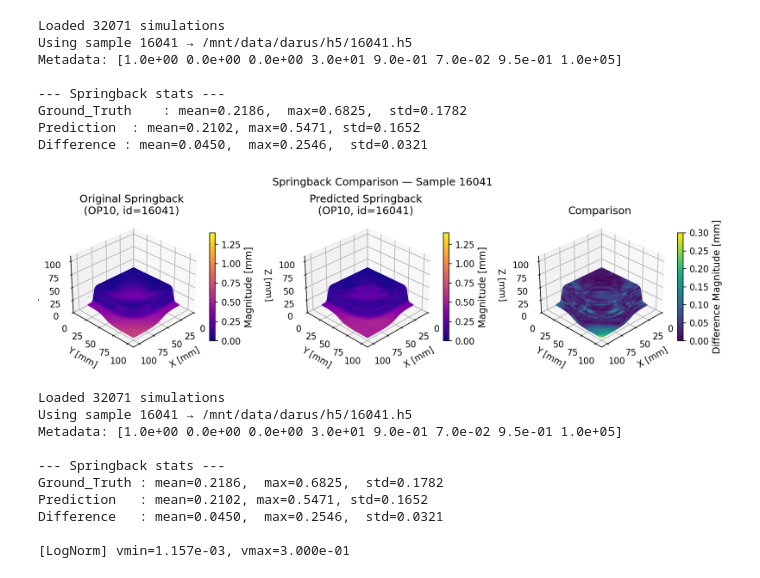
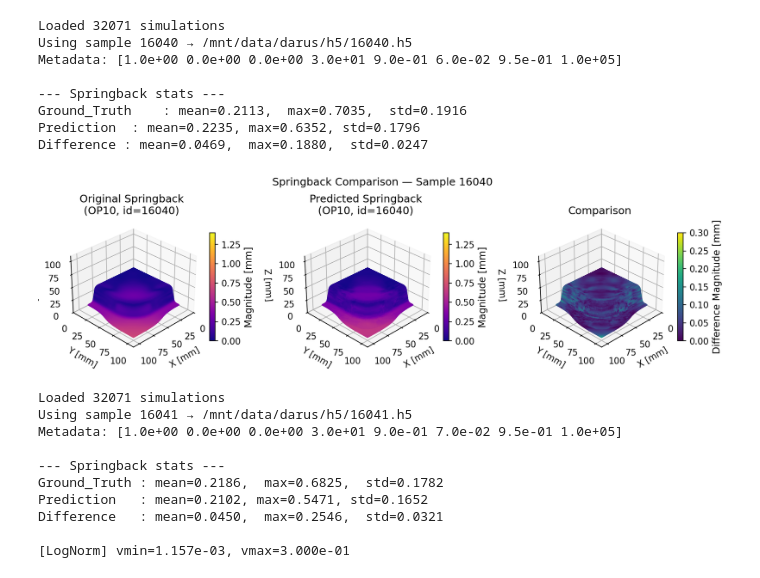
Before and after one commit to Jiang241023/research_project, a Jupyter notebook: hybrid_approach/feature_extraction/feature_display_pointcloud.ipynb, the cells around one changed output. Saved outputs shown, nothing was run; the diff lists cells and outputs as text; code cells hidden in the pictures.

```diff
--- a/hybrid_approach/feature_extraction/feature_display_pointcloud.ipynb
+++ b/hybrid_approach/feature_extraction/feature_display_pointcloud.ipynb
@@ -11,7 +11,7 @@ from utils_DDACS import extract_mesh, extract_point_springback
 # Config
 OPERATION   = 10
 TIMESTEP    = 2
-sample_id   = "16041"
+sample_id   = "16040"
 pred_dir    = "/home/RUS_CIP/st186731/research_project/hybrid_approach/grit_like_and_graphormer_like/prediction/ddacs-node-regression/grit_like"
 # pred_dir    = "/home/RUS_CIP/st186731/research_project/hybrid_approach/grit_like_and_graphormer_like/prediction/ddacs-node-regression/graphormer_like"
 data_root   = "/mnt/data/jiang"
@@ -134,41 +134,41 @@ ax2.set_xlabel("X [mm]"); ax2.set_ylabel("Y [mm]"); ax2.set_zlabel("Z [mm]")
 # Figure 3: Difference magnitude ||pred - gt||
 ax3 = fig.add_subplot(133, projection="3d")
 p3 = ax3.scatter(coords_plot[:,0], coords_plot[:,1], coords_plot[:,2], c=col3, s=1, alpha=0.95)
 add_colorbar(fig, ax3, plt.cm.ScalarMappable(cmap="viridis", norm=norm_difference), "Difference Magnitude [mm]")
 # add_colorbar(fig, ax3, plt.cm.ScalarMappable(cmap=cmap_viridis_cb, norm=norm_diff_cb), "Difference Magnitude [mm]")
 ax3.set_title("Comparison")
 ax3.set_xlim(AXIS_LIMITS); ax3.set_ylim(AXIS_LIMITS); ax3.set_zlim(AXIS_LIMITS)
 ax3.view_init(VIEW_ELEVATION, VIEW_AZIMUTH)
 ax3.set_xlabel("X [mm]"); ax3.set_ylabel("Y [mm]"); ax3.set_zlabel("Z [mm]")
 
 plt.suptitle(f"Springback Comparison — Sample {sim_id}", y=0.98, fontsize=12)
 
 save_dir = Path("/home/RUS_CIP/st186731/research_project/figures")
 
 save_dir.mkdir(parents=True, exist_ok=True)
 
 fig.tight_layout()  # arrange subplots nicely
 if pred_dir == "/home/RUS_CIP/st186731/research_project/hybrid_approach/grit_like_and_graphormer_like/prediction/ddacs-node-regression/graphormer_like":
-    fig.savefig(save_dir / f"springback_id{sample_id}_graphormer_like_with_lap_loss.png",
+    fig.savefig(save_dir / f"springback_id{sample_id}_graphormer_like_mse_without_lap.png",
                 dpi=150,                 # pixel density (inches × dpi = pixels)
                 bbox_inches="tight",     # trim extra margins
                 pad_inches=0.1)
 else:
-    fig.savefig(save_dir / f"springback_id{sample_id}_grit_like_without_lap_loss.png",
+    fig.savefig(save_dir / f"springback_id{sample_id}_grit_like_mse_without_lap.png",
                 dpi=150,                 # pixel density (inches × dpi = pixels)
                 bbox_inches="tight",     # trim extra margins
                 pad_inches=0.1)
 plt.show()
 # %% [output]
 Loaded 32071 simulations
-Using sample 16041 → /mnt/data/darus/h5/16041.h5
-Metadata: [1.0e+00 0.0e+00 0.0e+00 3.0e+01 9.0e-01 7.0e-02 9.5e-01 1.0e+05]
+Using sample 16040 → /mnt/data/darus/h5/16040.h5
+Metadata: [1.0e+00 0.0e+00 0.0e+00 3.0e+01 9.0e-01 6.0e-02 9.5e-01 1.0e+05]
 
 --- Springback stats ---
-Ground_Truth    : mean=0.2186,  max=0.6825,  std=0.1782
-Prediction  : mean=0.2102, max=0.5471, std=0.1652
-Difference : mean=0.0450,  max=0.2546,  std=0.0321
+Ground_Truth    : mean=0.2113,  max=0.7035,  std=0.1916
+Prediction  : mean=0.2235, max=0.6352, std=0.1796
+Difference : mean=0.0469,  max=0.1880,  std=0.0247
-[figure, old version]
+[figure, new version]
 # %%
 import os
 import numpy as np
```
Also changed, not shown: 6 other files.
